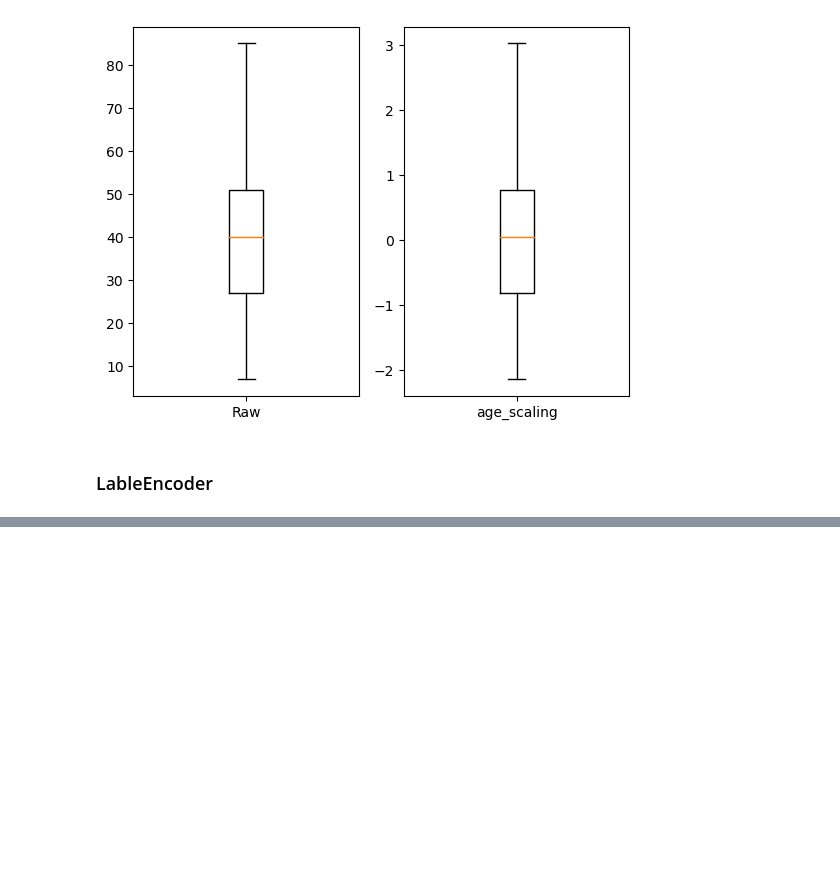
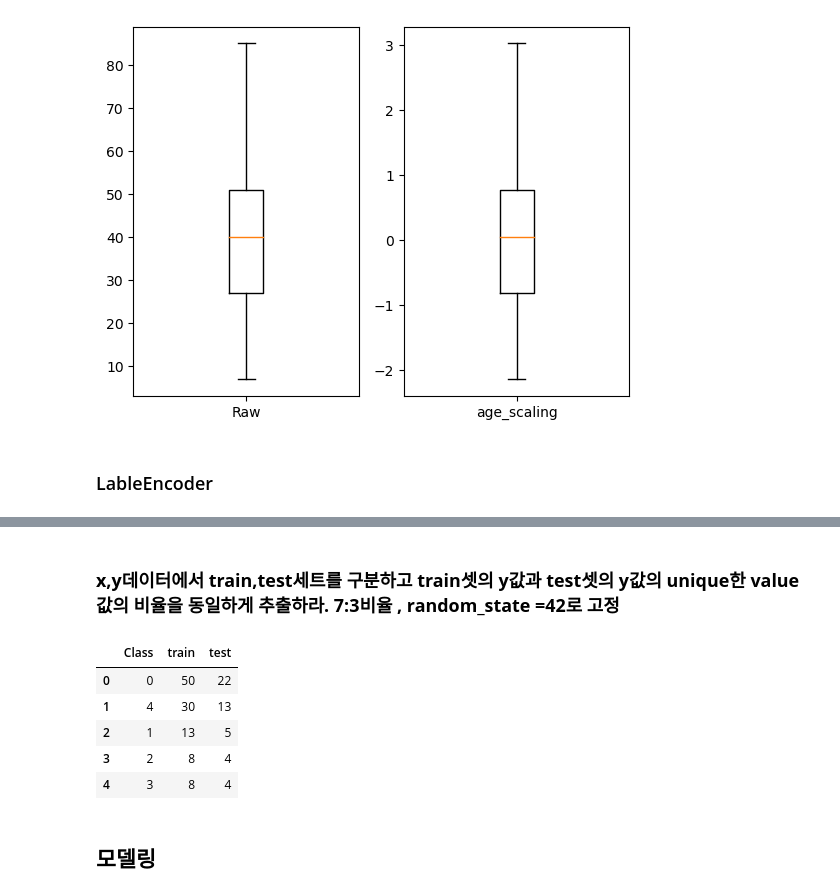
Before and after one commit to applesatang/my, a Jupyter notebook: pandas/sklearn.ipynb, the cells around one changed output, grey strips where cells are left out. Cells and saved outputs as stored; diff of their text form; code cells hidden in the pictures; blank space fills up the shorter version.

```diff
--- a/pandas/sklearn.ipynb
+++ b/pandas/sklearn.ipynb
@@ -168,0 +210,17 @@ plt.show()
+# %% [markdown]
+### **x,y데이터에서 train,test세트를 구분하고 train셋의 y값과 test셋의 y값의 unique한 value 값의 비율을 동일하게 추출하라. 7:3비율 , random_state =42로 고정**
+# %%
+from sklearn.model_selection import train_test_split
+X_train, X_test , y_train , y_test = train_test_split(x,y,test_size =0.3, random_state = 42, stratify=y)
+y.columns = ['Class']
+t = pd.concat([y_train.value_counts(),y_test.value_counts()], axis=1).rename(columns = {0: 'train', 1: 'test'}).reset_index()
+display(t)
+# %% [output]
+|  | Class | train | test |
+| 0 | 0 | 50 | 22 |
+| 1 | 4 | 30 | 13 |
+| 2 | 1 | 13 | 5 |
+| 3 | 2 | 8 | 4 |
+| 4 | 3 | 8 | 4 |
+# %% [markdown]
+## 모델링
```
Also changed, not shown: parts of 6 cells of this notebook, 1 other file.
